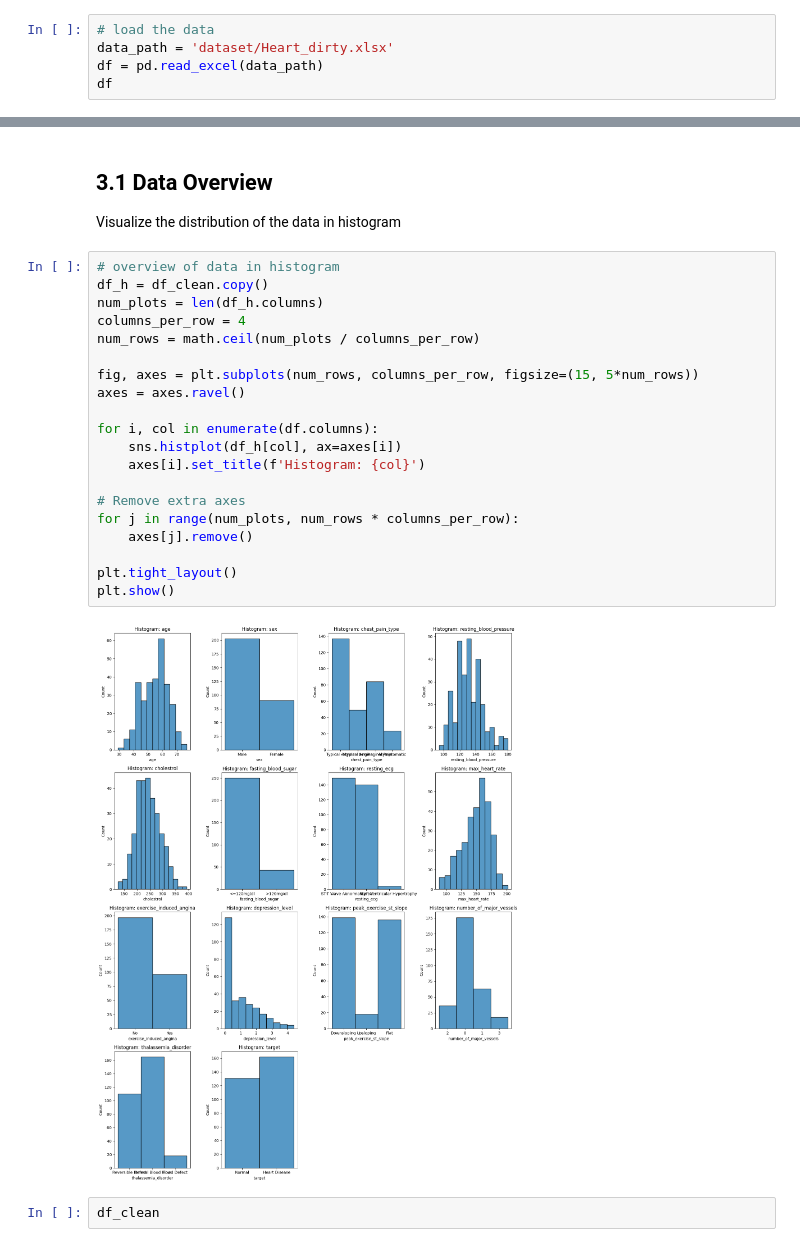
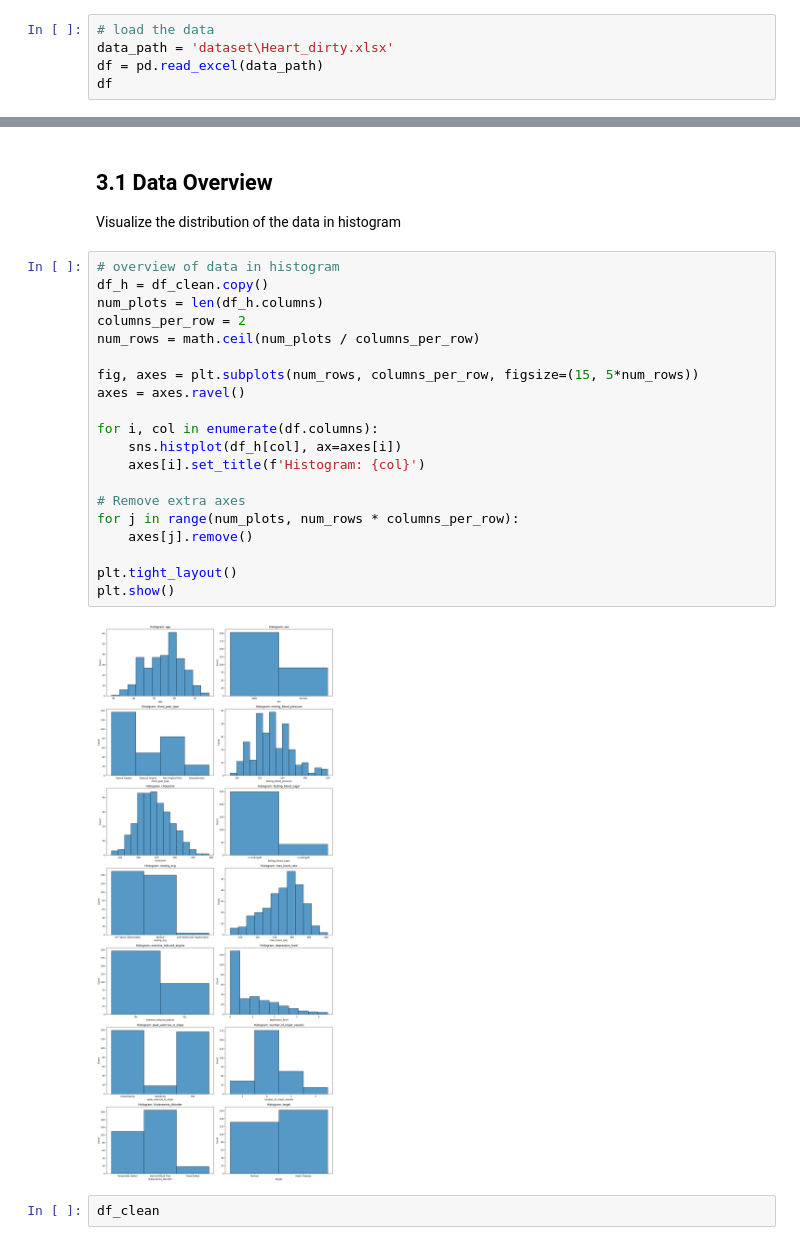
Before and after one commit to karhong-sam/project-wqd7003-ds-analysis, a Jupyter notebook: heart-analysis.ipynb, the cells around one changed output, grey strips where cells are left out. Saved outputs shown, nothing was run; the diff lists cells and outputs as text.

```diff
--- a/heart-analysis.ipynb
+++ b/heart-analysis.ipynb
@@ -101,7 +136,7 @@ warnings.filterwarnings('ignore')
 ## Loading Data
 # %%
 # load the data
-data_path = 'dataset/Heart_dirty.xlsx'
+data_path = 'dataset\Heart_dirty.xlsx'
 df = pd.read_excel(data_path)
 df
 # %% [output]
@@ -549,25 +584,25 @@ Visualize the distribution of the data in histogram
 # %%
 # overview of data in histogram
 df_h = df_clean.copy()
 num_plots = len(df_h.columns)
-columns_per_row = 4
+columns_per_row = 2
 num_rows = math.ceil(num_plots / columns_per_row)
 
 fig, axes = plt.subplots(num_rows, columns_per_row, figsize=(15, 5*num_rows))
 axes = axes.ravel()
 
 for i, col in enumerate(df.columns):
     sns.histplot(df_h[col], ax=axes[i])
     axes[i].set_title(f'Histogram: {col}')
 
 # Remove extra axes
 for j in range(num_plots, num_rows * columns_per_row):
     axes[j].remove()
 
 plt.tight_layout()
 plt.show()
 # %% [output]
-[figure, old version]
+[figure, new version]
 # %%
 df_clean
 # %% [output]
```
Also changed, not shown: parts of 26 cells of this notebook, 1 other file.
